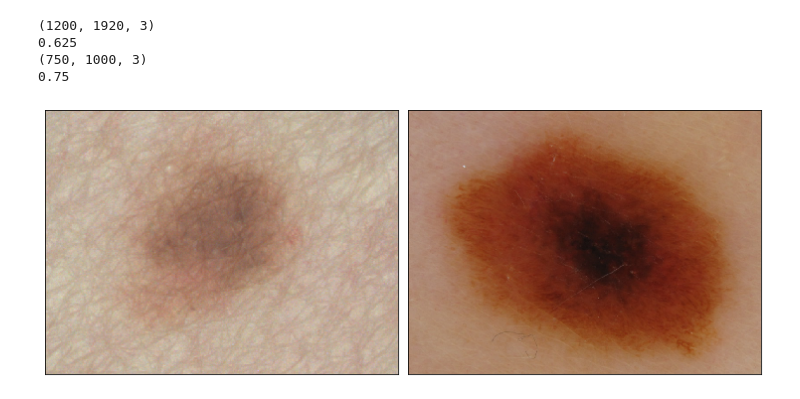
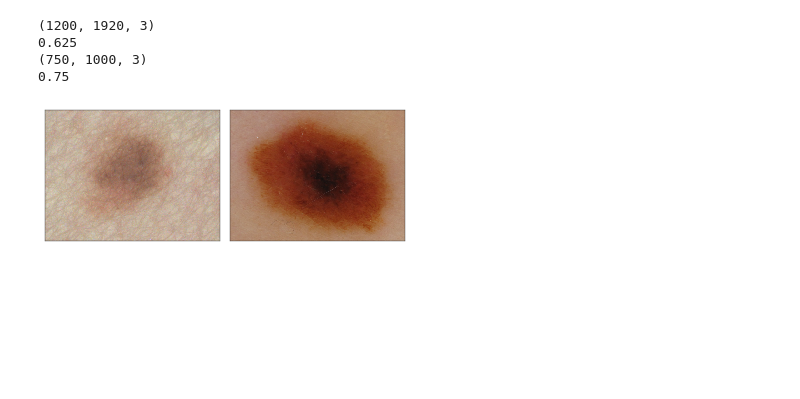
Before and after one commit to thomasjo/hypernevus-prototype, a Jupyter notebook: notebooks/WIREs Review/RGB Examples.ipynb, the cells around one changed output. Cells and saved outputs as stored; diff of their text form; code cells hidden in the pictures; blank space fills up the shorter version.

```diff
--- a/notebooks/WIREs Review/RGB Examples.ipynb
+++ b/notebooks/WIREs Review/RGB Examples.ipynb
@@ -2,7 +2,10 @@
 import matplotlib as mpl
 
 mpl.rc('image', interpolation='none')
-mpl.rc('savefig', dpi=300, transparent=True, bbox='tight')
+mpl.rc('savefig', dpi=300, transparent=False, bbox='tight')
+mpl.rc('path', simplify=True)
+mpl.rc('axes', linewidth=0.3)
+mpl.rc('font', size=6)
 # %%
 import matplotlib.pyplot as plt
 import numpy as np
@@ -56,14 +60,15 @@ print(hsi_img.shape[0] / hsi_img.shape[1])
 (750, 1000, 3)
 0.75
 # %%
-fig = plt.figure(figsize=(10, 4))
+# fig = plt.figure(figsize=(10, 4))
+fig = plt.figure(figsize=(5, 2))
 ax1, ax2 = fig.subplots(ncols=2)
 
-hide_axes(ax1).imshow(hsi_img[165:-165, 220:-220])
-hide_axes(ax2).imshow(derm_img[300:-300, 400:-400])
+hide_axes(ax1).imshow(hsi_img[165:-165, 220:-220], rasterized=True)
+hide_axes(ax2).imshow(derm_img[300:-300, 400:-400], rasterized=True)
 
 fig.tight_layout(h_pad=1, w_pad=1, pad=0)
-fig.savefig('output/fig8.pdf')
+fig.savefig('output/Figure_2.eps')
 fig.show()
 # %% [output]
-[figure, old version]
+[figure, new version]
```
Also changed, not shown: parts of 1 cell of this notebook, 3 other files.
